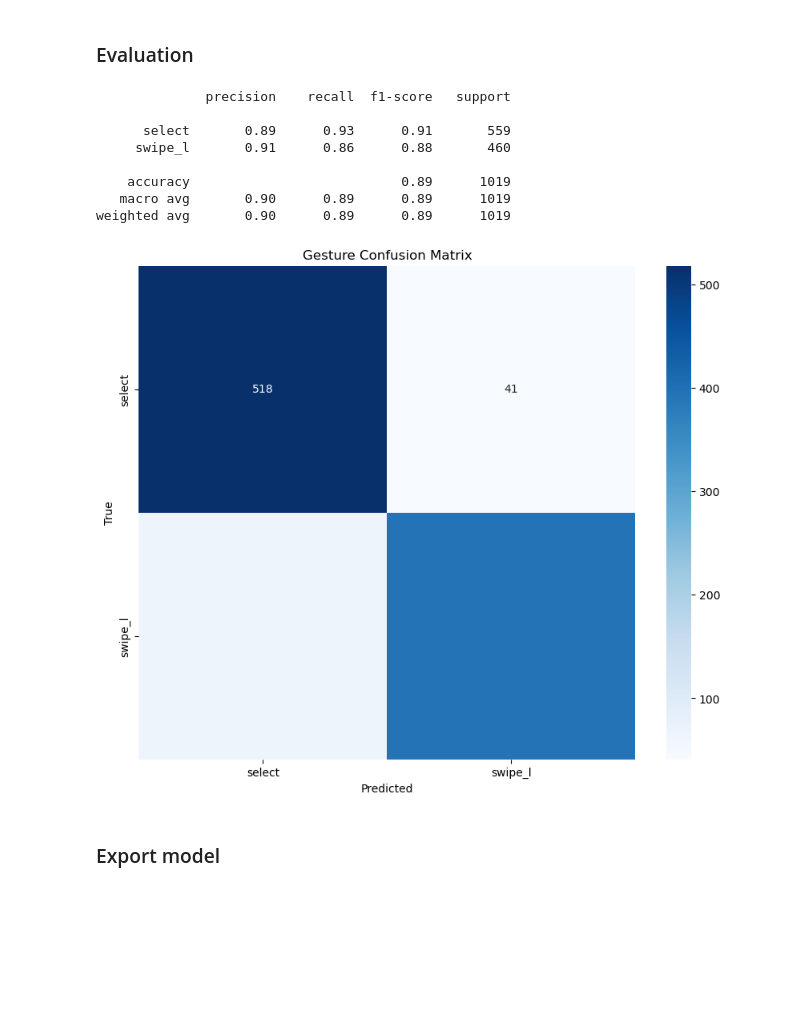
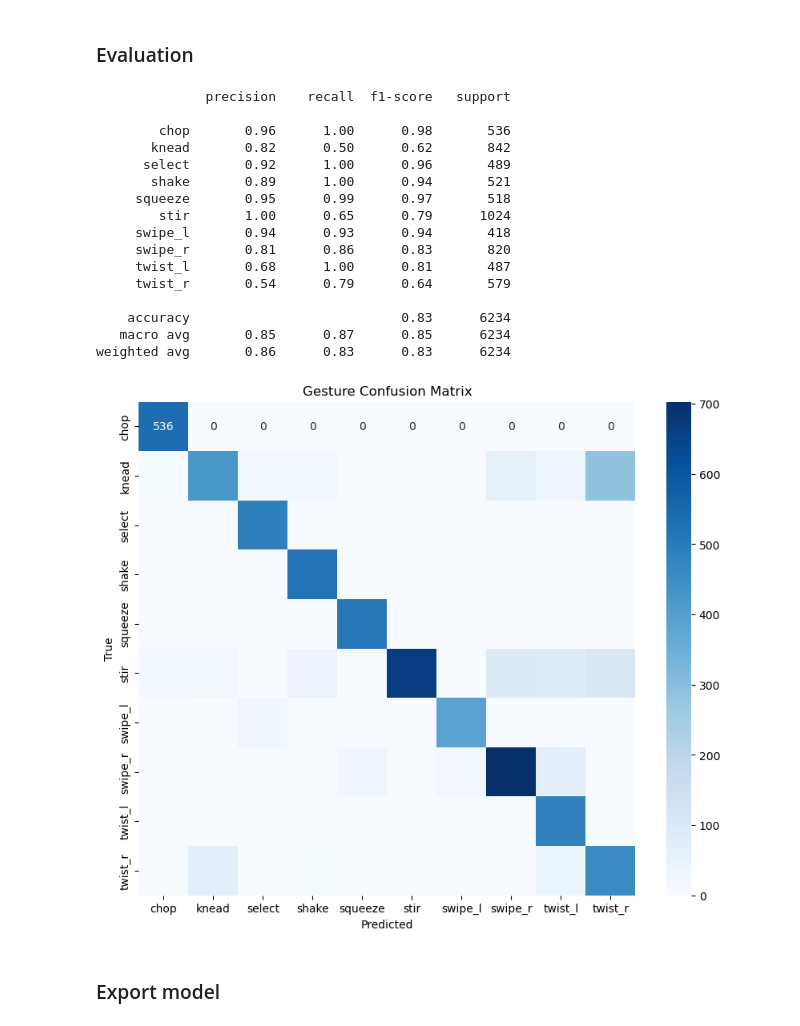
Before and after one commit to wallywallywally/cg4002_ay2526, a Jupyter notebook: ai/model.ipynb, the cells around one changed output. Saved outputs shown, nothing was run; the diff lists cells and outputs as text; code cells hidden in the pictures; blank space fills up the shorter version.

Commit message:
Finalise model

```diff
--- a/ai/model.ipynb
+++ b/ai/model.ipynb
@@ -395,8 +384,10 @@ def get_sampler(dataset):
 ### HYPERPARAMETER TUNING
 
 def objective(trial, cv_labels, data_path, folds=3):
+    device = torch.device("cuda" if torch.cuda.is_available() else "cpu")
+
     # Suggest hyperparameters
-    lr = trial.suggest_float("lr", 5e-4, 5e-3, log=True)
+    lr = trial.suggest_float("lr", 1e-4, 1e-3, log=True)
     batch_size = trial.suggest_categorical("batch_size", [32, 64])
 
     files = np.array(list(cv_labels.keys()))
@@ -413,15 +404,13 @@ def objective(trial, cv_labels, data_path, folds=3):
         train_ds = GestureWindowDataset(data_path, train_labels, stride=1)
         val_ds = GestureWindowDataset(data_path, val_labels, stride=5)
 
-        # train_loader = DataLoader(train_ds, batch_size=batch_size, shuffle=True)
-        train_loader = DataLoader(train_ds, batch_size=batch_size, sampler=get_sampler(train_ds))       # fix class imbalance -> trying this on my desktop
+        train_loader = DataLoader(train_ds, batch_size=batch_size, shuffle=True)
         val_loader = DataLoader(val_ds, batch_size=batch_size, shuffle=False)
 
         # Setup model
         model = CNN1DClassifier(input_size=IN_CH, num_classes=NUM_CLASSES)
         optimiser = torch.optim.Adam(model.parameters(), lr=lr)
-        criterion = torch.nn.CrossEntropyLoss()
-        # criterion = torch.nn.CrossEntropyLoss(weight=get_class_weights(train_labels))       # meh
+        criterion = torch.nn.CrossEntropyLoss(weight=GESTURE_WEIGHTS.to(device))
 
         # Train fold
         best_acc = train_and_validate(
@@ -440,7 +429,7 @@ def objective(trial, cv_labels, data_path, folds=3):
 
 
 study = optuna.create_study(direction="maximize")
-study.optimize(lambda trial: objective(trial, cv_labels, data_folder_path), n_trials=5)    # x10 faster on GPU
+study.optimize(lambda trial: objective(trial, cv_labels, data_folder_path), n_trials=2)    # 6min/trial on GPU, x10 on CPU
 best_params = study.best_trial.params
 
 print("\n--- Optimization Finished ---")
@@ -496,18 +482,19 @@ Fold 1 | Epoch [7/15] | Loss: 22.4416 | Acc: 76.08%
 ### FINAL MODEL TRAINING
 
 def train_final_model(cv_labels, test_labels, best_params, data_path, epochs=40):
+    device = torch.device("cuda" if torch.cuda.is_available() else "cpu")
+
     train_ds = GestureWindowDataset(data_path, cv_labels, stride=1)
     test_ds = GestureWindowDataset(data_path, test_labels, stride=5)
 
     batch_size = best_params['batch_size']
-    # train_loader = DataLoader(train_ds, batch_size=batch_size, shuffle=True)
-    train_loader = DataLoader(train_ds, batch_size=batch_size, sampler=get_sampler(train_ds))
+    train_loader = DataLoader(train_ds, batch_size=batch_size, shuffle=True)
     test_loader = DataLoader(test_ds, batch_size=batch_size, shuffle=False)
 
     model = CNN1DClassifier(input_size=IN_CH, num_classes=NUM_CLASSES)
     optimizer = torch.optim.Adam(model.parameters(), lr=best_params['lr'])
     criterion = torch.nn.CrossEntropyLoss()
-    # criterion = nn.CrossEntropyLoss(weight=get_class_weights(train_labels))
+    criterion = torch.nn.CrossEntropyLoss(weight=GESTURE_WEIGHTS.to(device))
 
     print("\n--- Training Final Model on Full CV Pool ---")
     final_acc = train_and_validate(
@@ -519,6 +506,6 @@ def train_final_model(cv_labels, test_labels, best_params, data_path, epochs=40)
     return model
 
 epochs = 40
-final_model = train_final_model(cv_labels, test_labels, best_params, data_folder_path, epochs)
+final_model = train_final_model(cv_labels, test_labels, best_params, data_folder_path, epochs)          # 8mins
 # %% [output]
 --- Training Final Model on Full CV Pool ---
@@ -555,40 +542,49 @@ def evaluate_final_model(model, test_loader):
             outputs = model(batch_features)
             _, predicted = torch.max(outputs, 1)
 
             all_preds.extend(predicted.cpu().numpy())
             all_labels.extend(batch_labels.numpy())
 
     # Print metrics
     with open("gesture_map.json", "r") as file:
         gesture_map = json.load(file)
 
     print(classification_report(all_labels, all_preds, target_names=gesture_map.keys()))
 
     # Generate confusion matrix
     cm = confusion_matrix(all_labels, all_preds)
     plt.figure(figsize=(10, 8))
     sns.heatmap(cm, annot=True, fmt='d', cmap='Blues',
                 xticklabels=gesture_map.keys(), yticklabels=gesture_map.keys())
     plt.xlabel('Predicted')
     plt.ylabel('True')
     plt.title('Gesture Confusion Matrix')
     plt.show()
 
+batch_size = study.best_params['batch_size']
 test_ds = GestureWindowDataset(data_folder_path, test_labels, stride=5)
-test_loader = DataLoader(test_ds, batch_size=study.best_params['batch_size'], shuffle=False)
+test_loader = DataLoader(test_ds, batch_size=batch_size, shuffle=False)
 evaluate_final_model(final_model, test_loader)
 
 # TODO: i mean, in my initial design report i said 80% validation accuracy, and F1-score of at least 0.7...
 # %% [output]
               precision    recall  f1-score   support
 
-      select       0.89      0.93      0.91       559
-     swipe_l       0.91      0.86      0.88       460
+        chop       0.96      1.00      0.98       536
+       knead       0.82      0.50      0.62       842
+      select       0.92      1.00      0.96       489
+       shake       0.89      1.00      0.94       521
+     squeeze       0.95      0.99      0.97       518
+        stir       1.00      0.65      0.79      1024
+     swipe_l       0.94      0.93      0.94       418
+     swipe_r       0.81      0.86      0.83       820
+     twist_l       0.68      1.00      0.81       487
+     twist_r       0.54      0.79      0.64       579
 
-    accuracy                           0.89      1019
-   macro avg       0.90      0.89      0.89      1019
-weighted avg       0.90      0.89      0.89      1019
+    accuracy                           0.83      6234
+   macro avg       0.85      0.87      0.85      6234
+weighted avg       0.86      0.83      0.83      6234
-[figure, old version]
+[figure, new version]
 # %% [markdown]
 ### Export model
 # %%
```
Also changed, not shown: parts of 7 cells of this notebook, 14 other files.
